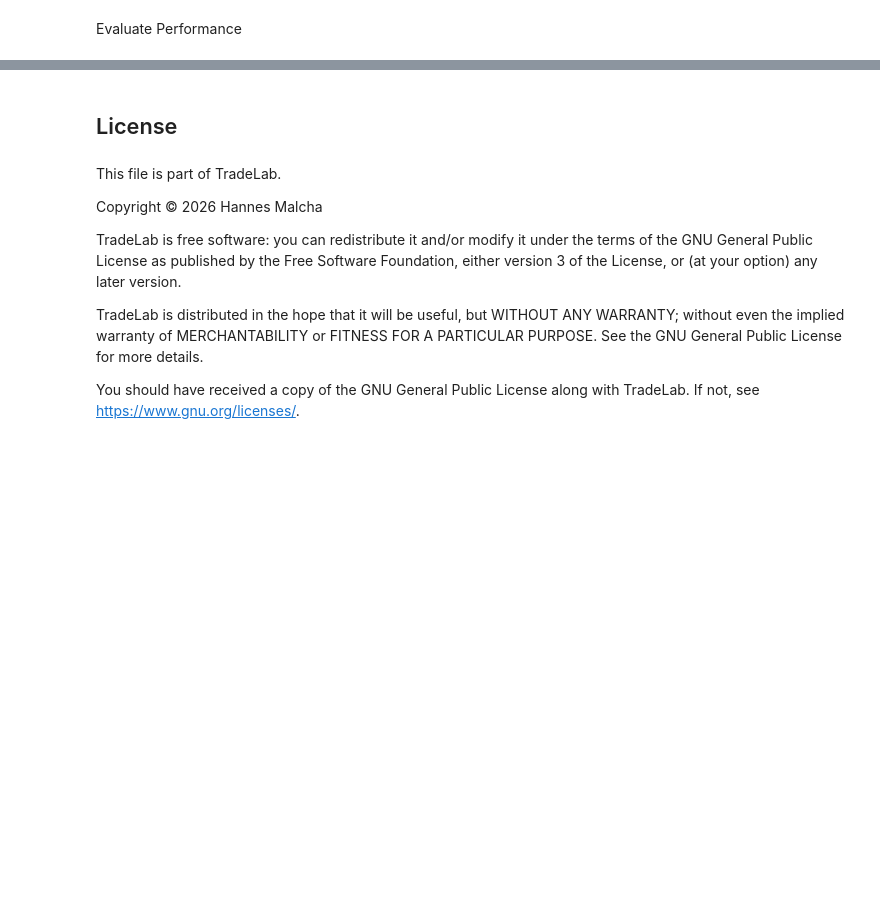
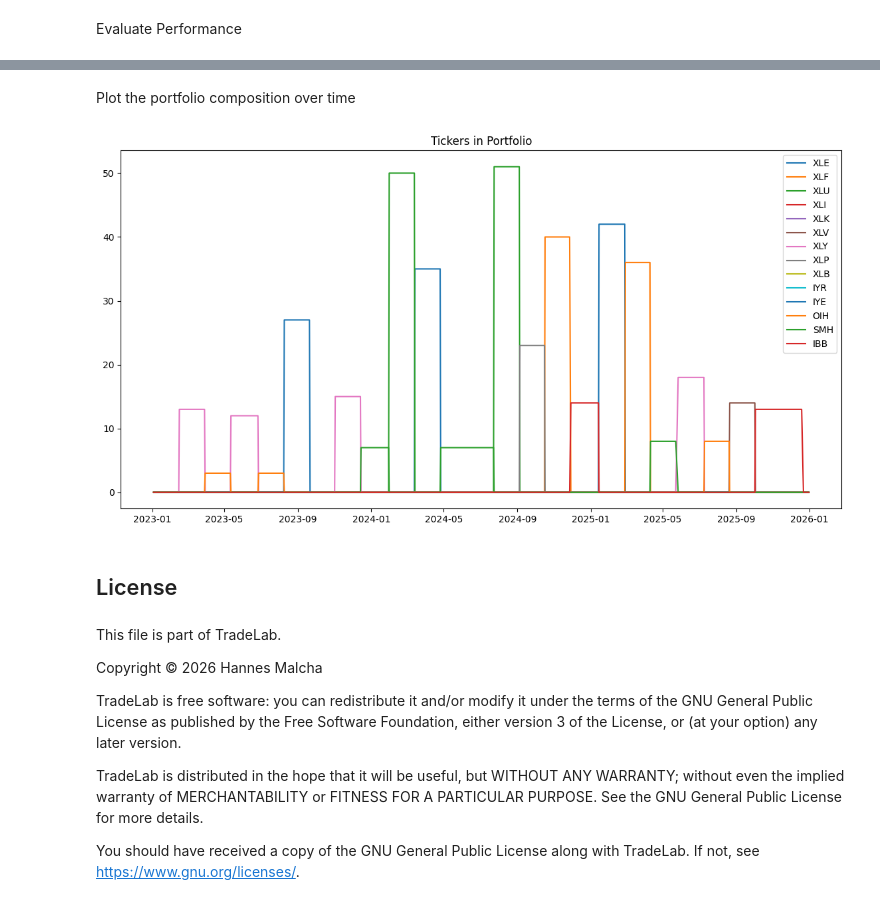
Before and after one commit to hmalcha/TradeLab, a Jupyter notebook: test_momentum.ipynb, the cells around one changed output, grey strips where cells are left out. Drawn from its saved outputs; the diff is of its cells as text; code cells hidden in the pictures; blank space fills up the shorter version.

```diff
--- a/test_momentum.ipynb
+++ b/test_momentum.ipynb
@@ -125,3 +122,17 @@ Total MSCI World Return: 603.04%
+# %% [markdown]
+Plot the portfolio composition over time
+# %%
+t_vals = [[h.get(ticker, 0) for h in (h['positions'] for h in momentum_history)] for ticker in tickers]
+x = [h['timestamp'] for h in momentum_history]
+
+plt.figure(figsize=(14, 7))
+for i in range(len(tickers)):
+    plt.plot(x,t_vals[i], label=f"{tickers[i]}")
+plt.title("Tickers in Portfolio")
+plt.legend()
+plt.show()
+# %% [output]
+[figure, added]
 # %% [markdown]
 ## License
 # %% [markdown]
```
Also changed, not shown: parts of 7 cells of this notebook, 1 other file.
